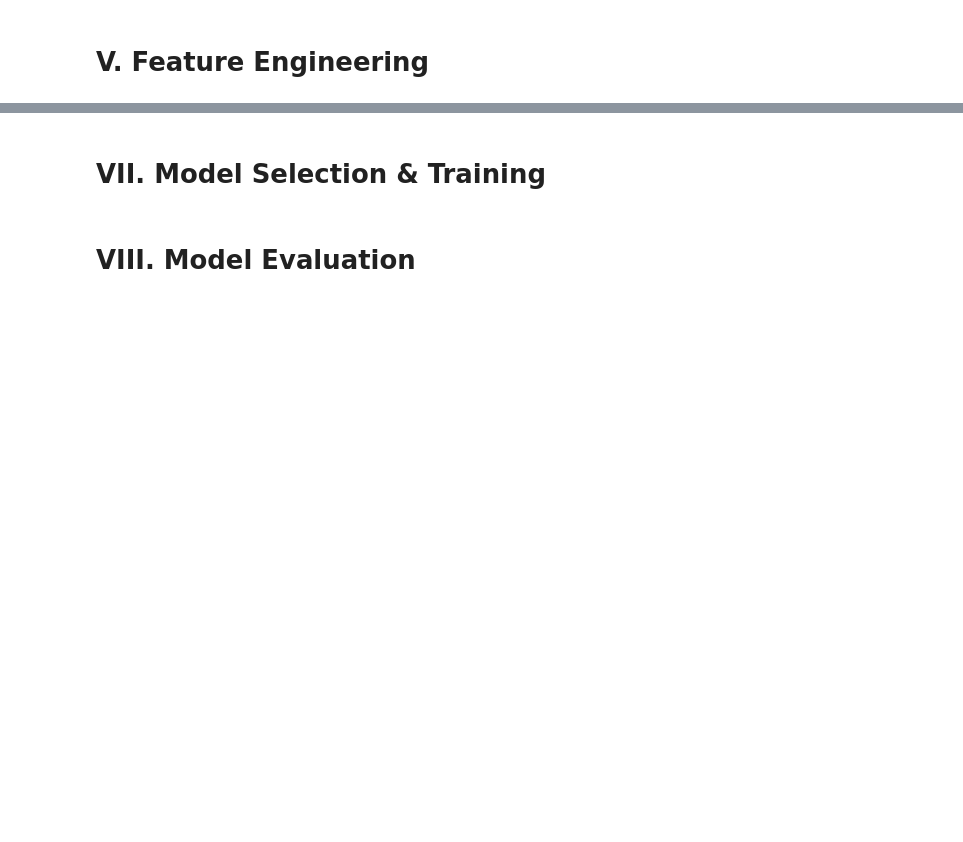
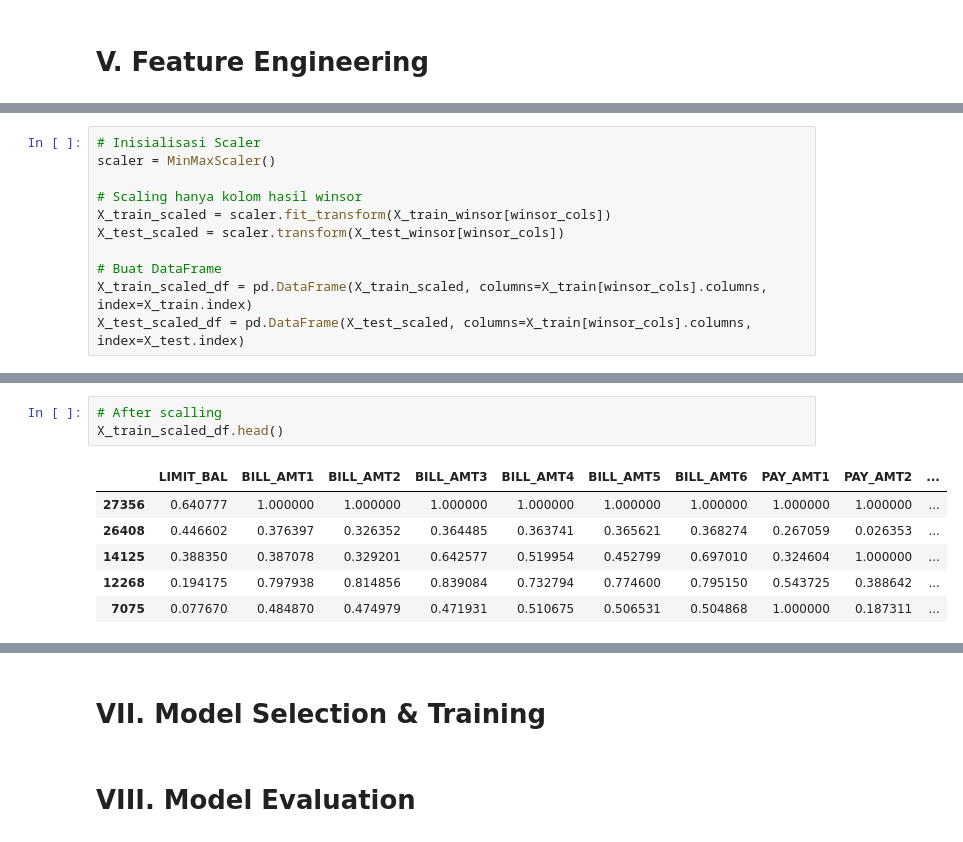
Before and after one commit to iqbal-saputra/AssignmentML, a Jupyter notebook: AssignmentML.ipynb, the cells around one changed output, grey strips where cells are left out. Saved outputs shown, nothing was run; the diff lists cells and outputs as text; blank space fills up the shorter version.

```diff
--- a/AssignmentML.ipynb
+++ b/AssignmentML.ipynb
@@ -685,0 +898,11 @@ plt.show()
+# %%
+# Inisialisasi Scaler
+scaler = MinMaxScaler()
+
+# Scaling hanya kolom hasil winsor
+X_train_scaled = scaler.fit_transform(X_train_winsor[winsor_cols])
+X_test_scaled = scaler.transform(X_test_winsor[winsor_cols])
+
+# Buat DataFrame
+X_train_scaled_df = pd.DataFrame(X_train_scaled, columns=X_train[winsor_cols].columns, index=X_train.index)
+X_test_scaled_df = pd.DataFrame(X_test_scaled, columns=X_train[winsor_cols].columns, index=X_test.index)
@@ -685,0 +919,10 @@ plt.show()
+# %%
+# After scalling
+X_train_scaled_df.head()
+# %% [output]
+|  | LIMIT_BAL | BILL_AMT1 | BILL_AMT2 | BILL_AMT3 | BILL_AMT4 | BILL_AMT5 | BILL_AMT6 | PAY_AMT1 | PAY_AMT2 | ... |
+| 27356 | 0.640777 | 1.000000 | 1.000000 | 1.000000 | 1.000000 | 1.000000 | 1.000000 | 1.000000 | 1.000000 | ... |
+| 26408 | 0.446602 | 0.376397 | 0.326352 | 0.364485 | 0.363741 | 0.365621 | 0.368274 | 0.267059 | 0.026353 | ... |
+| 14125 | 0.388350 | 0.387078 | 0.329201 | 0.642577 | 0.519954 | 0.452799 | 0.697010 | 0.324604 | 1.000000 | ... |
+| 12268 | 0.194175 | 0.797938 | 0.814856 | 0.839084 | 0.732794 | 0.774600 | 0.795150 | 0.543725 | 0.388642 | ... |
+| 7075 | 0.077670 | 0.484870 | 0.474979 | 0.471931 | 0.510675 | 0.506531 | 0.504868 | 1.000000 | 0.187311 | ... |
```
Also changed, not shown: parts of 40 cells of this notebook, 2 other files.
